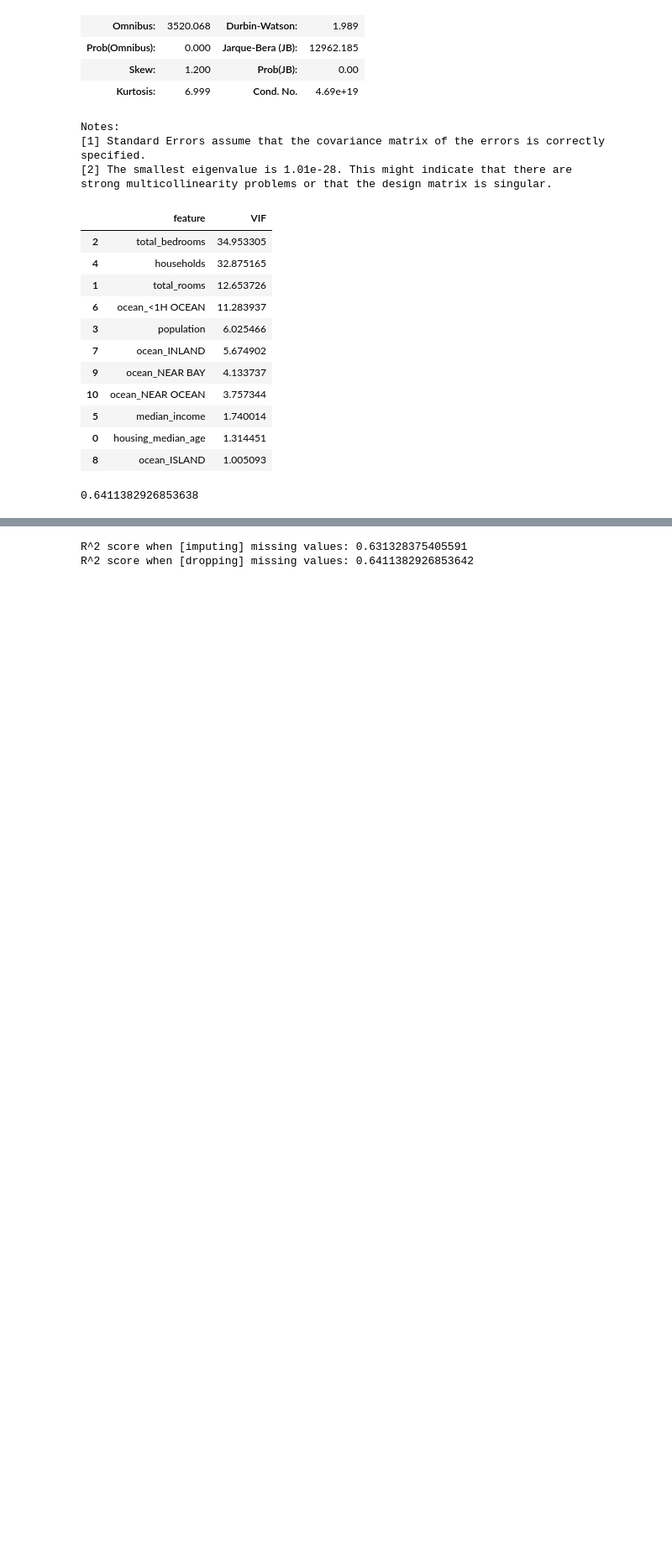
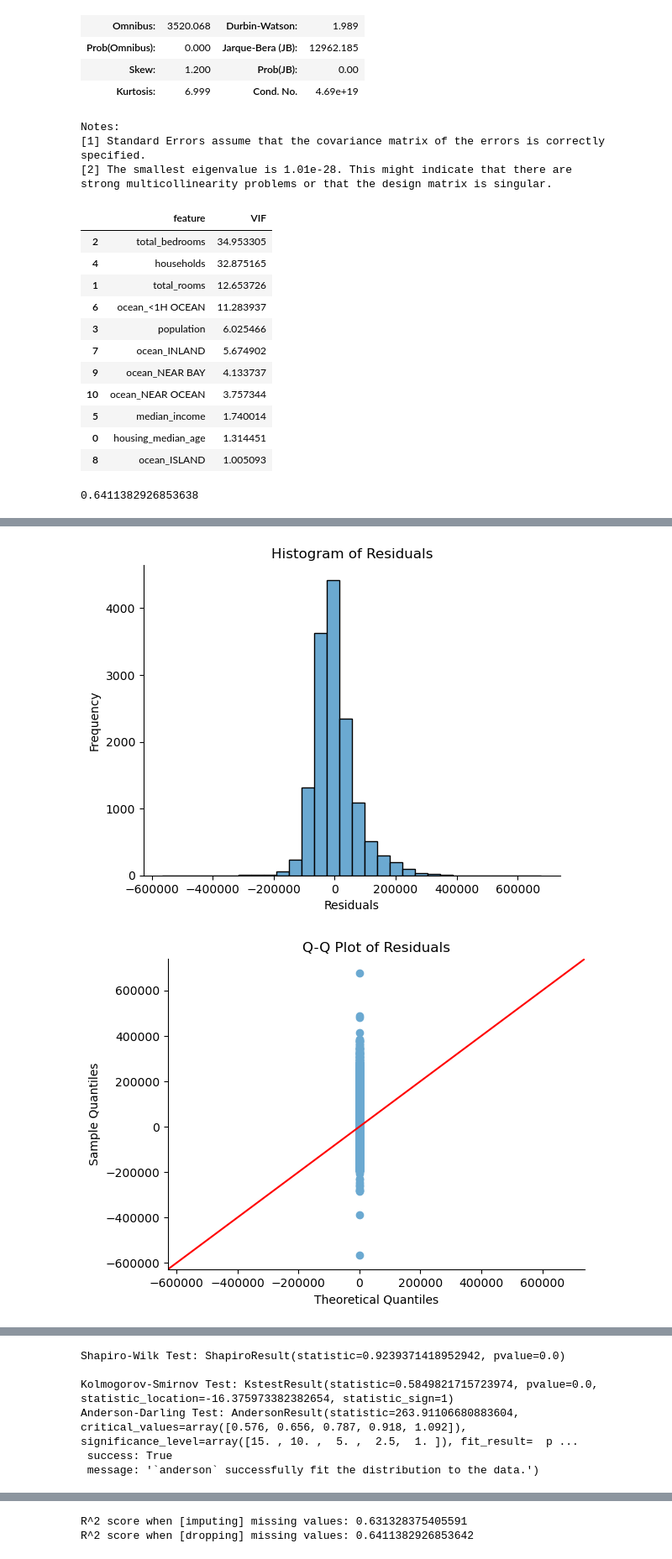
Before and after one commit to FutureGoose/advanced_techniques_linear_regression, a Jupyter notebook: fundamentals_linear_regression_part2.ipynb, the cells around one changed output, grey strips where cells are left out. Shown at 84% size. Saved outputs shown, nothing was run; the diff lists cells and outputs as text; code cells hidden in the pictures; blank space fills up the shorter version.

```diff
--- a/fundamentals_linear_regression_part2.ipynb
+++ b/fundamentals_linear_regression_part2.ipynb
@@ -743,0 +820,38 @@ This approach will allow us to balance the analytical strengths of `OLS` with th
+# %%
+from scipy import stats
+
+# Set the color palette
+sns.set_palette(sns.color_palette(["#6BA9D1"]))
+
+# 'results' being the fitted OLS model from statsmodels
+residuals = results.resid
+
+# Visual Inspection
+plt.hist(residuals, bins=30, edgecolor='k')
+plt.title('Histogram of Residuals')
+plt.xlabel('Residuals')
+plt.ylabel('Frequency')
+sns.despine()
+plt.show()
+
+sm.qqplot(residuals, line ='45')
+plt.title('Q-Q Plot of Residuals')
+sns.despine()
+plt.show()
+
+# Residuals vs. Fitted Values Plot
+plt.scatter(results.fittedvalues, residuals)
+plt.axhline(y=0, color='r', linestyle='--')
+plt.title('Residuals vs. Fitted Values')
+plt.xlabel('Fitted Values')
+plt.ylabel('Residuals')
+sns.despine()
+plt.show()
+
+# Statistical Tests
+print("Shapiro-Wilk Test:", stats.shapiro(residuals), "\n")
+print("Kolmogorov-Smirnov Test:", stats.kstest(residuals, 'norm'))
+print("Anderson-Darling Test:", stats.anderson(residuals, dist='norm'))
+# %% [output]
+[figure, added]
+[figure, added]
@@ -743,0 +859,6 @@ This approach will allow us to balance the analytical strengths of `OLS` with th
+Shapiro-Wilk Test: ShapiroResult(statistic=0.9239371418952942, pvalue=0.0)
+
+Kolmogorov-Smirnov Test: KstestResult(statistic=0.5849821715723974, pvalue=0.0, statistic_location=-16.375973382382654, statistic_sign=1)
+Anderson-Darling Test: AndersonResult(statistic=263.91106680883604, critical_values=array([0.576, 0.656, 0.787, 0.918, 1.092]), significance_level=array([15. , 10. ,  5. ,  2.5,  1. ]), fit_result=  p ...
+ success: True
+ message: '`anderson` successfully fit the distribution to the data.')
```
Also changed, not shown: parts of 70 cells of this notebook, 4 other files.
